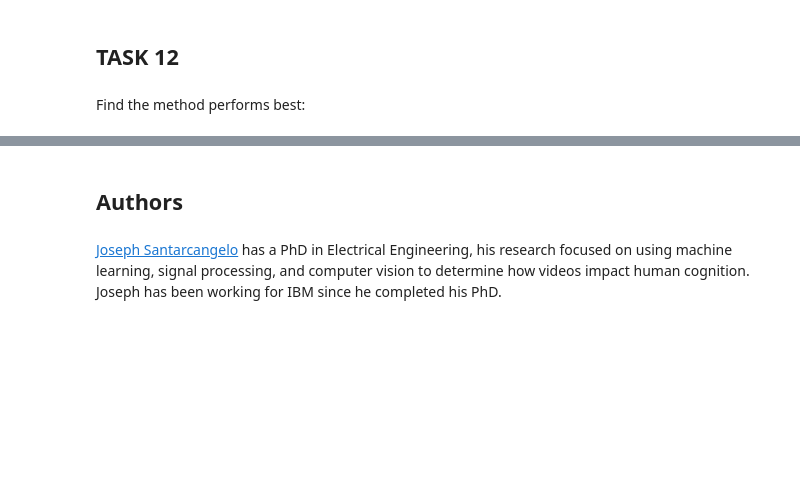
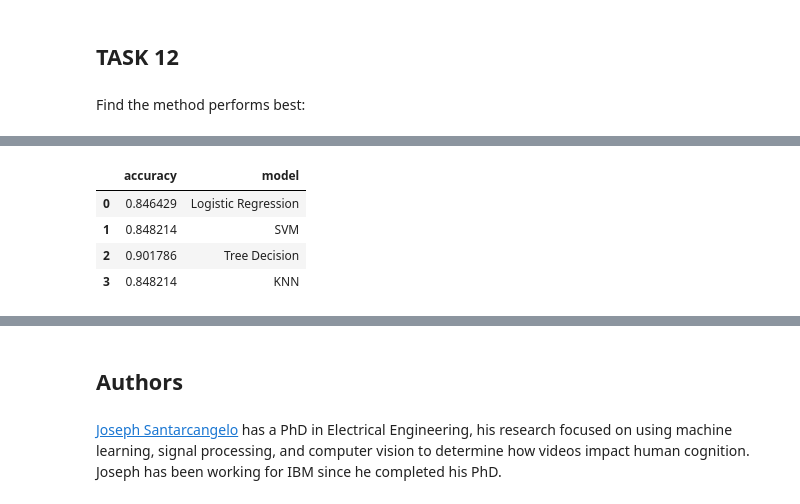
Before and after one commit to Edwina1030/SpaceY_data_science, a Jupyter notebook: Machine_Learning_Prediction.ipynb, the cells around one changed output, grey strips where cells are left out. Drawn from its saved outputs; the diff is of its cells as text; code cells hidden in the pictures; blank space fills up the shorter version.

```diff
--- a/Machine_Learning_Prediction.ipynb
+++ b/Machine_Learning_Prediction.ipynb
@@ -360,0 +395,9 @@ print(scores.index(max(scores)))
+# %%
+train_data_frame['model'] = ['Logistic Regression','SVM','Tree Decision','KNN']
+train_data_frame
+# %% [output]
+|  | accuracy | model |
+| 0 | 0.846429 | Logistic Regression |
+| 1 | 0.848214 | SVM |
+| 2 | 0.901786 | Tree Decision |
+| 3 | 0.848214 | KNN |
```
Also changed, not shown: parts of 14 cells of this notebook.
